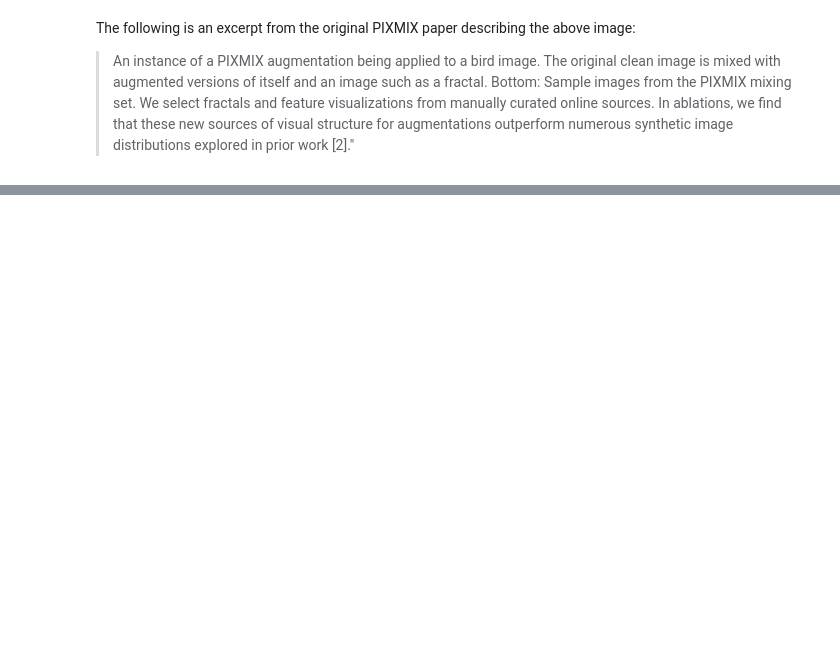
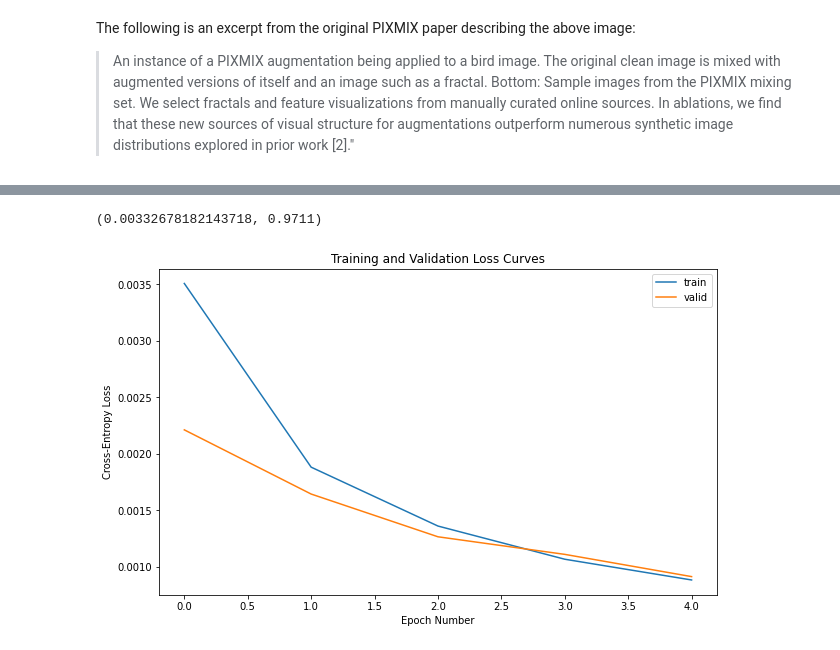
Before and after one commit to willfurtado/cs182demo, a Jupyter notebook: main.ipynb, the cells around one changed output, grey strips where cells are left out. Saved outputs shown, nothing was run; the diff lists cells and outputs as text; code cells hidden in the pictures; blank space fills up the shorter version.

Commit message:
Adding loops'

```diff
--- a/main.ipynb
+++ b/main.ipynb
@@ -279,0 +221,8 @@ Conv2d(3, 64, kernel_size=(11, 11), stride=(4, 4), padding=(2, 2))
+# %%
+train_dataset = torchvision.datasets.MNIST('./data', train=True, download=True,  # Downloads into a directory ../data
+                               transform=transforms.ToTensor())
+train_dataset, valid_dataset = torch.utils.data.random_split(train_dataset,
+                                                             [int(len(train_dataset)*0.8), int(len(train_dataset)*0.2)],
+                                                             generator=torch.Generator().manual_seed(42))
+test_dataset = torchvision.datasets.MNIST('./data', train=False, download=False,  # No need to download again
+                              transform=transforms.ToTensor())
@@ -279,0 +374,23 @@ Conv2d(3, 64, kernel_size=(11, 11), stride=(4, 4), padding=(2, 2))
+# %%
+# Data augmentations
+composed_transform = transforms.Compose([
+        transforms.RandomRotation(degrees=10),
+        transforms.RandomVerticalFlip(p=0.1),
+        transforms.GaussianBlur(kernel_size=3, sigma=7),
+        transforms.ColorJitter(brightness=0.2, contrast=0.2),
+        ])
+
+
+aug_train_dataset = torchvision.datasets.MNIST('./data', train=True, download=True,  # Downloads into a directory ../data
+                               transform=transforms.ToTensor())
+aug_train_dataset, aug_valid_dataset = torch.utils.data.random_split(train_dataset,
+                                                             [int(len(train_dataset)*0.8), int(len(train_dataset)*0.2)],
+                                                             generator=torch.Generator().manual_seed(42))
+# %%
+trained_model, train_loss_history, valid_loss_history, valid_accuracy_history = run_training_loop(
+                                                                                                model=model,
+                                                                                                train_data=aug_train_dataset,
+                                                                                                valid_data=aug_valid_dataset,
+                                                                                                batch_size=128,
+                                                                                                n_epochs=5,
+                                                                                                device='mps')
@@ -279,0 +412,12 @@ Conv2d(3, 64, kernel_size=(11, 11), stride=(4, 4), padding=(2, 2))
+# %%
+fig, ax = plt.subplots(figsize=(10,6))
+ax.plot(train_loss_history, label='train')
+ax.plot(valid_loss_history, label='valid')
+ax.set_xlabel("Epoch Number")
+ax.set_ylabel("Cross-Entropy Loss")
+plt.title("Training and Validation Loss Curves")
+plt.legend();
+
+# Check performance on unseen data
+test_performance(model, test_data=test_dataset)
+# %% [output]
@@ -279,0 +425,2 @@ Conv2d(3, 64, kernel_size=(11, 11), stride=(4, 4), padding=(2, 2))
+(0.00332678182143718, 0.9711)
+[figure, added]
```
Also changed, not shown: parts of 24 cells of this notebook, 1 other file.
